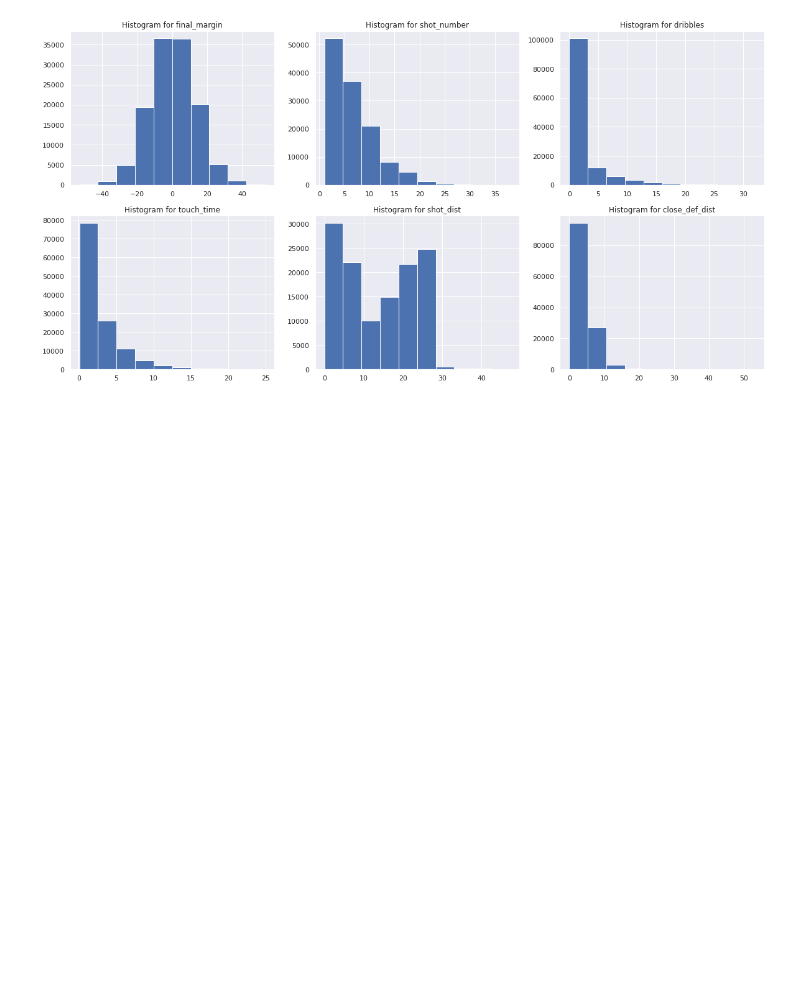
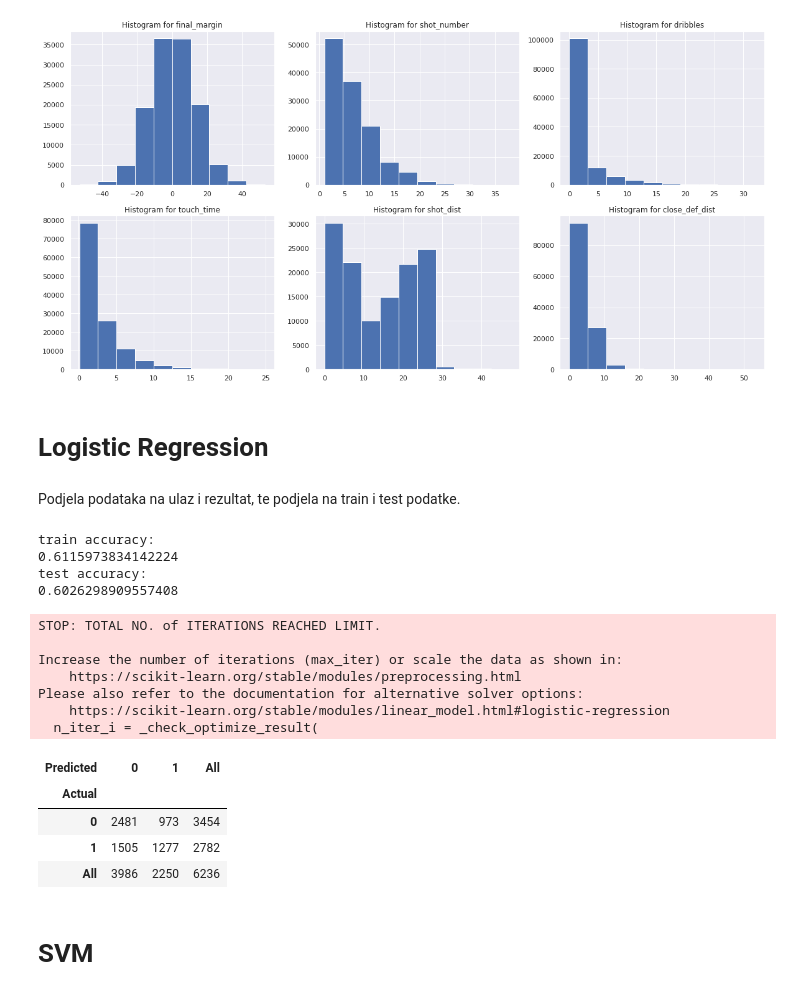
Before and after one commit to pdragojevic/Predicting-NBA-Shots, a Jupyter notebook: predicting_nba_shots.ipynb, the cells around one changed output. Cells and saved outputs as stored; diff of their text form; code cells hidden in the pictures; blank space fills up the shorter version.

Commit message:
Started with implementing prediction models

```diff
--- a/predicting_nba_shots.ipynb
+++ b/predicting_nba_shots.ipynb
@@ -271,3 +274,44 @@ ax[1][2].set_title('Histogram for close_def_dist')
 # %% [output]
 Text(0.5, 1.0, 'Histogram for close_def_dist')
 [figure]
+# %% [markdown]
+# Logistic Regression
+# %% [markdown]
+Podjela podataka na ulaz i rezultat, te podjela na train i test podatke.
+# %%
+X  = new_df.drop('shot_result', axis=1)
+y = new_df['shot_result']
+
+X_train, X_test, y_train, y_test = train_test_split(X, y, test_size=0.05, random_state=42)
+# %%
+logistic_regression_model = LogisticRegression(penalty='l2')
+
+logistic_regression_model.fit(X_train, y_train)
+
+predict_results = logistic_regression_model.predict(X_test)
+
+print('train accuracy:')
+print(logistic_regression_model.score(X_train, y_train))
+print('test accuracy:')
+print(logistic_regression_model.score(X_test, y_test))
+
+pd.crosstab(y_test, predict_results, rownames = ['Actual'], colnames =['Predicted'], margins = True)
+# %% [output]
+train accuracy:
+0.6115973834142224
+test accuracy:
+0.6026298909557408
+STOP: TOTAL NO. of ITERATIONS REACHED LIMIT.
+
+Increase the number of iterations (max_iter) or scale the data as shown in:
+    https://scikit-learn.org/stable/modules/preprocessing.html
+Please also refer to the documentation for alternative solver options:
+    https://scikit-learn.org/stable/modules/linear_model.html#logistic-regression
+  n_iter_i = _check_optimize_result(
+| Predicted | 0 | 1 | All |
+| Actual |  |  |  |
+| 0 | 2481 | 973 | 3454 |
+| 1 | 1505 | 1277 | 2782 |
+| All | 3986 | 2250 | 6236 |
+# %% [markdown]
+# SVM
```
Also changed, not shown: parts of 15 cells of this notebook.
